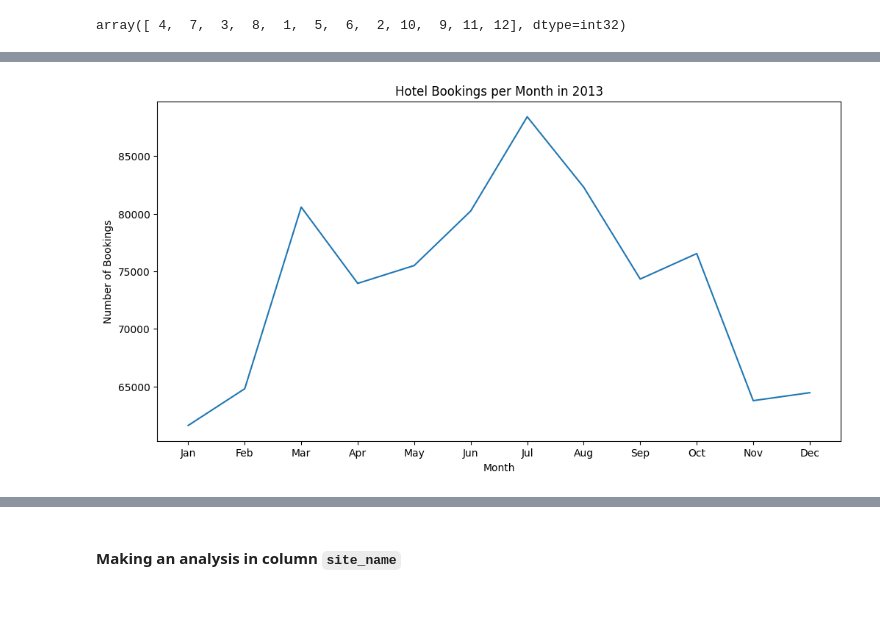
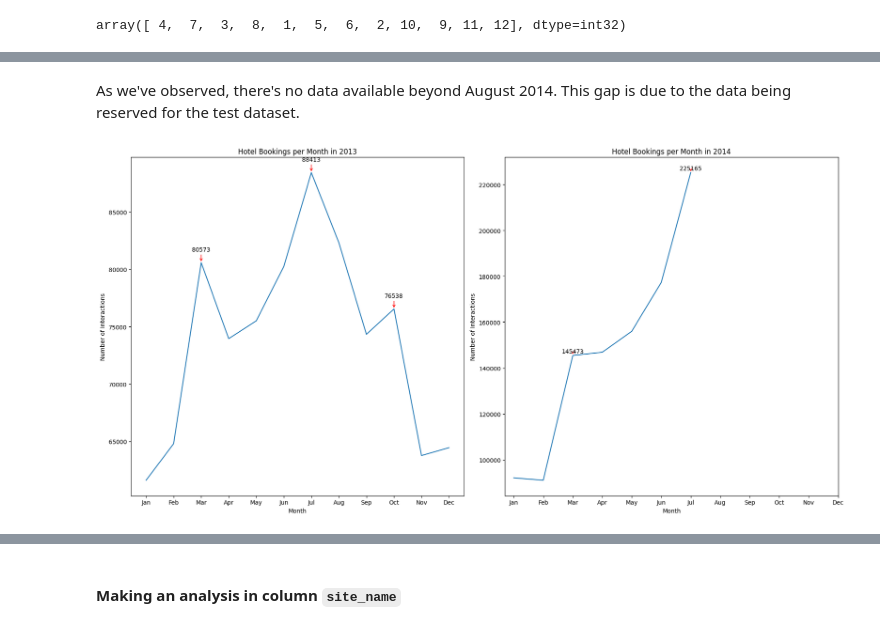
Before and after one commit to laisamorimm/Expedia_Hotel_Recommendation, a Jupyter notebook: Notebooks/Capstone.ipynb, the cells around one changed output, grey strips where cells are left out. Saved outputs shown, nothing was run; the diff lists cells and outputs as text; code cells hidden in the pictures; blank space fills up the shorter version.

```diff
--- a/Notebooks/Capstone.ipynb
+++ b/Notebooks/Capstone.ipynb
@@ -456,16 +531,49 @@ hotel_clean[(hotel_clean['date_time'].dt.year == 2014) & (hotel_clean['date_time
-# %%
-# Filter the data for the year 2013
-data_2013 = hotel_clean[hotel_clean['date_time'].dt.year == 2013]
-
-# Plot the number of hotel bookings per month in 2013
-plt.figure(figsize=(12, 6))
-data_2013['date_time'].dt.month.value_counts().sort_index().plot()
-plt.xlabel('Month')
-plt.ylabel('Number of Bookings')
-plt.title('Hotel Bookings per Month in 2013')
-plt.xticks(range(1, 13), labels=['Jan', 'Feb', 'Mar', 'Apr', 'May', 'Jun', 'Jul', 'Aug', 'Sep', 'Oct', 'Nov', 'Dec'])
-plt.show()
-# %% [output]
-[figure, removed]
+# %% [markdown]
+As we've observed, there's no data available beyond August 2014. This gap is due to the data being reserved for the test dataset.
+# %%
+# Filter the data for the year 2013
+data_2013 = hotel_clean[hotel_clean['date_time'].dt.year == 2013]
+
+# Filter the data for the year 2014
+data_2014 = hotel_clean[hotel_clean['date_time'].dt.year == 2014]
+
+# Create a figure with two subplots
+fig, axes = plt.subplots(1, 2, figsize=(18, 9))
+
+# Plot the number of hotel bookings per month in 2013
+data_2013_counts = data_2013['date_time'].dt.month.value_counts().sort_index()
+data_2013_counts.plot(ax=axes[0])
+axes[0].set_xlabel('Month')
+axes[0].set_ylabel('Number of Interactions')
+axes[0].set_title('Hotel Bookings per Month in 2013')
+axes[0].set_xticks(range(1, 13))
+axes[0].set_xticklabels(['Jan', 'Feb', 'Mar', 'Apr', 'May', 'Jun', 'Jul', 'Aug', 'Sep', 'Oct', 'Nov', 'Dec'])
+
+# Add labels for specific months in 2013
+for month, count in data_2013_counts.items():
+    if month in [3, 7, 10]:
+        axes[0].annotate(f'{count}', xy=(month, count), xytext=(month, count + 1000),
+                         ha='center', fontsize=10, arrowprops={'arrowstyle': '->', 'lw': 1, 'color': 'red'})
+
+# Plot the number of hotel bookings per month in 2014
+data_2014_counts = data_2014['date_time'].dt.month.value_counts().sort_index()
+data_2014_counts.plot(ax=axes[1])
+axes[1].set_xlabel('Month')
+axes[1].set_ylabel('Number of Interactions')
+axes[1].set_title('Hotel Bookings per Month in 2014')
+axes[1].set_xticks(range(1, 13))
+axes[1].set_xticklabels(['Jan', 'Feb', 'Mar', 'Apr', 'May', 'Jun', 'Jul', 'Aug', 'Sep', 'Oct', 'Nov', 'Dec'])
+
+# Add labels for specific months in 2014
+for month, count in data_2014_counts.items():
+    if month in [3, 7]:
+        axes[1].annotate(f'{count}', xy=(month, count), xytext=(month, count + 1000),
+                         ha='center', fontsize=10, arrowprops={'arrowstyle': '->', 'lw': 1, 'color': 'red'})
+
+# Display the combined plot
+plt.tight_layout()
+plt.show()
+# %% [output]
+[figure, added]
 # %% [markdown]
 The data reveals distinct patterns in website traffic throughout the year 2013. At the beginning and end of the year, there were notably lower levels of activity. However, during the summer vacation month of July, as well as in March and October, there were significant peaks in website traffic.
```
Also changed, not shown: parts of 130 cells of this notebook.
